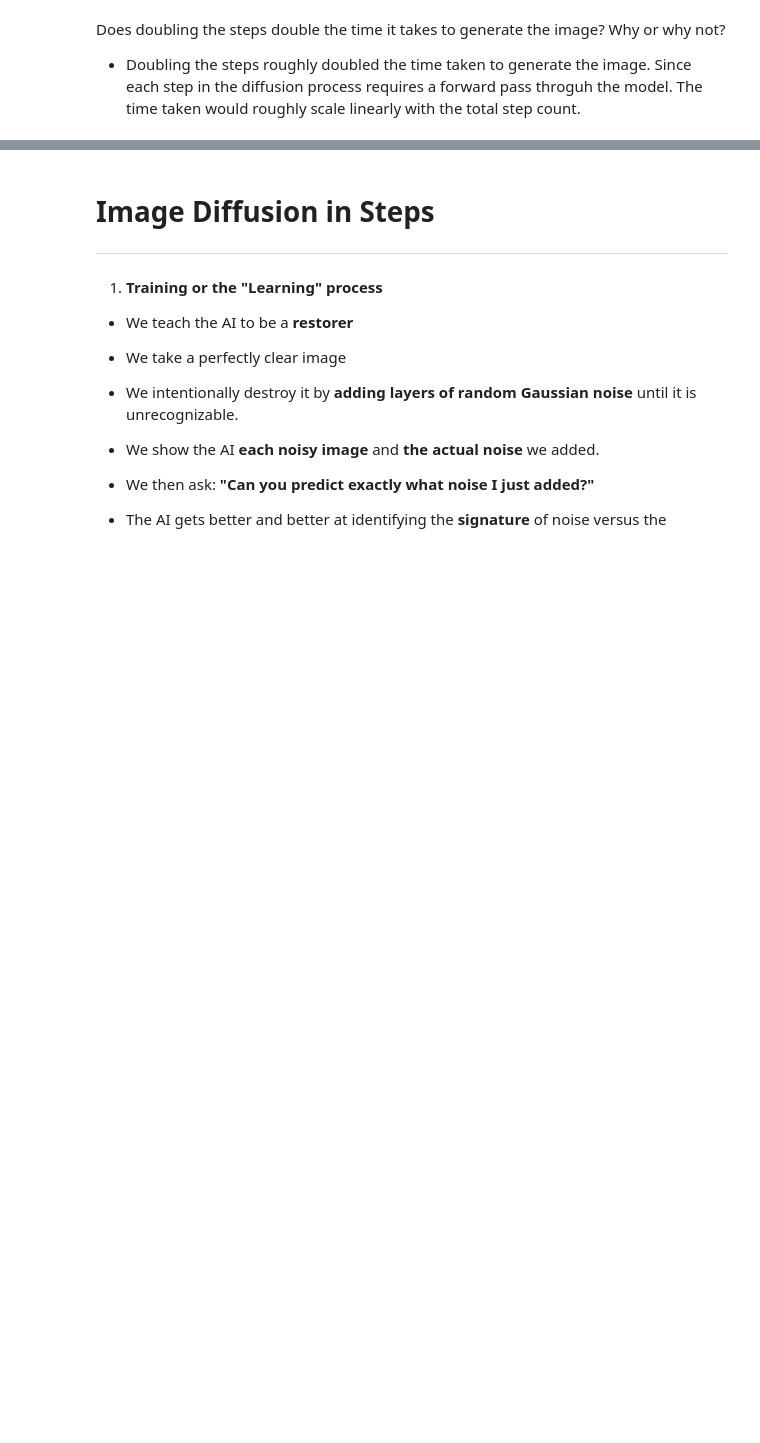
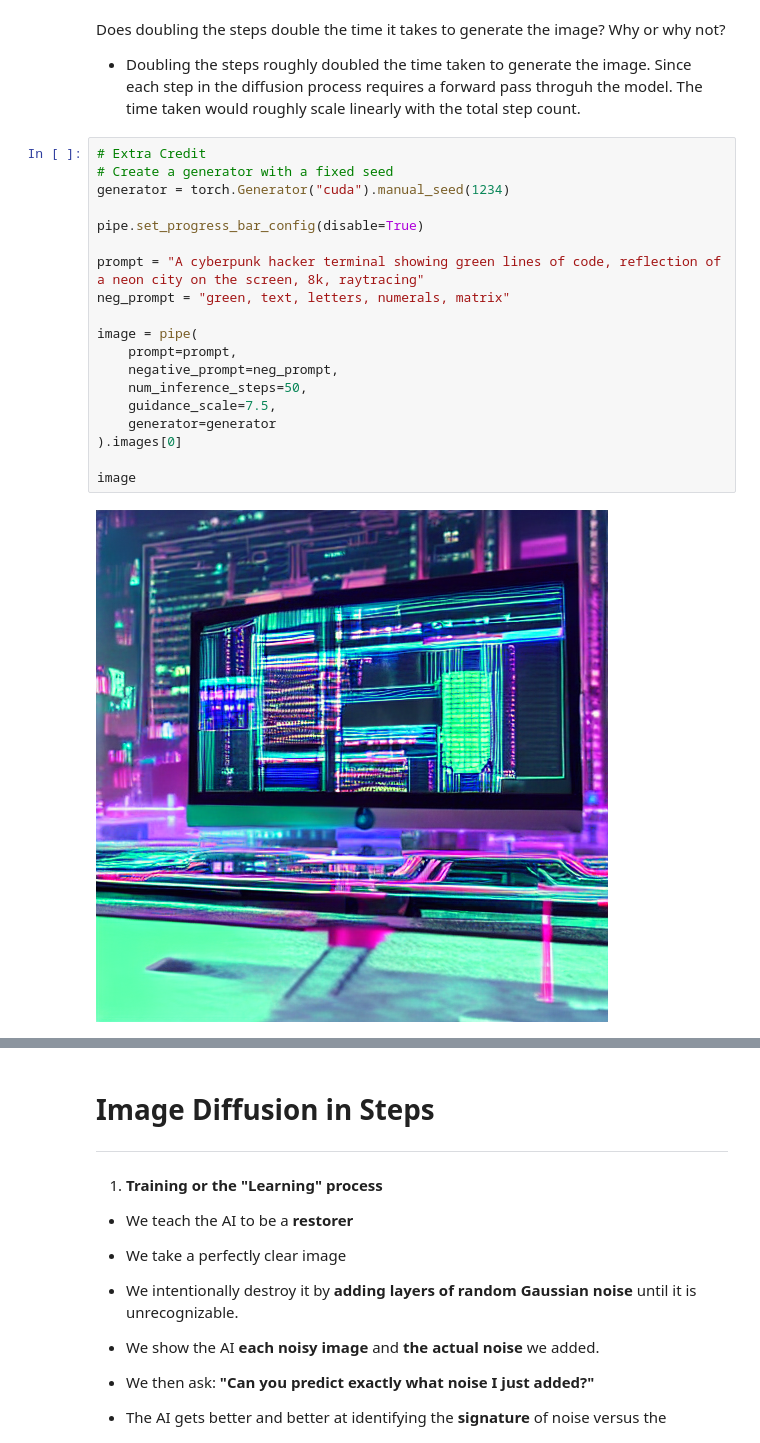
Before and after one commit to RichardEager0803/GenAI, a Jupyter notebook: HW2.ipynb, the cells around one changed output, grey strips where cells are left out. Drawn from its saved outputs; the diff is of its cells as text; blank space fills up the shorter version.

```diff
--- a/HW2.ipynb
+++ b/HW2.ipynb
@@ -166,3 +166,24 @@ In Trial C, look at the colors. Did they become more realistic, or did they star
 Does doubling the steps double the time it takes to generate the image? Why or why not?
 
 *   Doubling the steps roughly doubled the time taken to generate the image. Since each step in the diffusion process requires a forward pass throguh the model. The time taken would roughly scale linearly with the total step count.
+# %%
+# Extra Credit
+# Create a generator with a fixed seed
+generator = torch.Generator("cuda").manual_seed(1234)
+
+pipe.set_progress_bar_config(disable=True)
+
+prompt = "A cyberpunk hacker terminal showing green lines of code, reflection of a neon city on the screen, 8k, raytracing"
+neg_prompt = "green, text, letters, numerals, matrix"
+
+image = pipe(
+    prompt=prompt,
+    negative_prompt=neg_prompt,
+    num_inference_steps=50,
+    guidance_scale=7.5,
+    generator=generator
+).images[0]
+
+image
+# %% [output]
+[figure, added]
```
Also changed, not shown: parts of 3 cells of this notebook.
